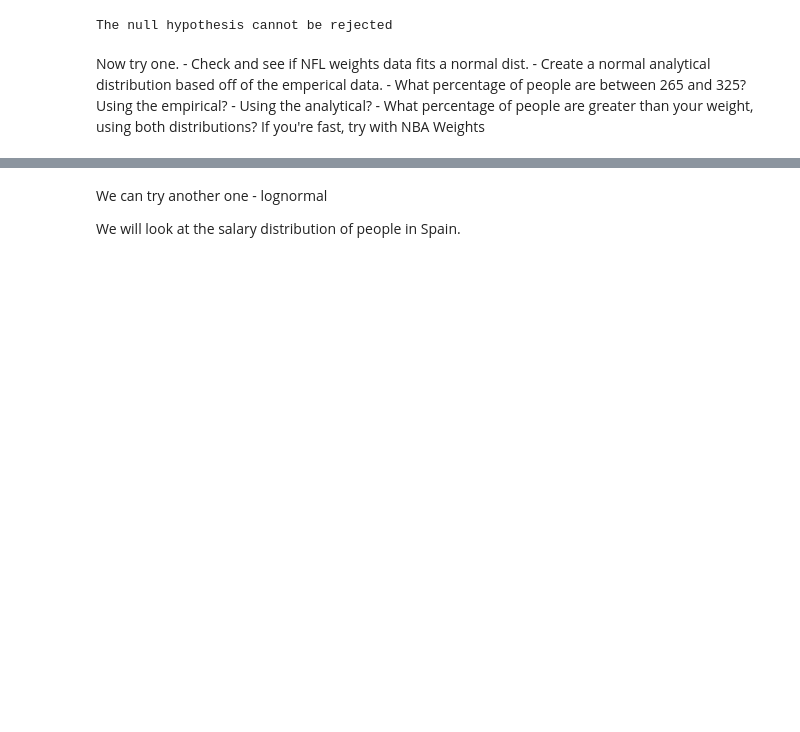
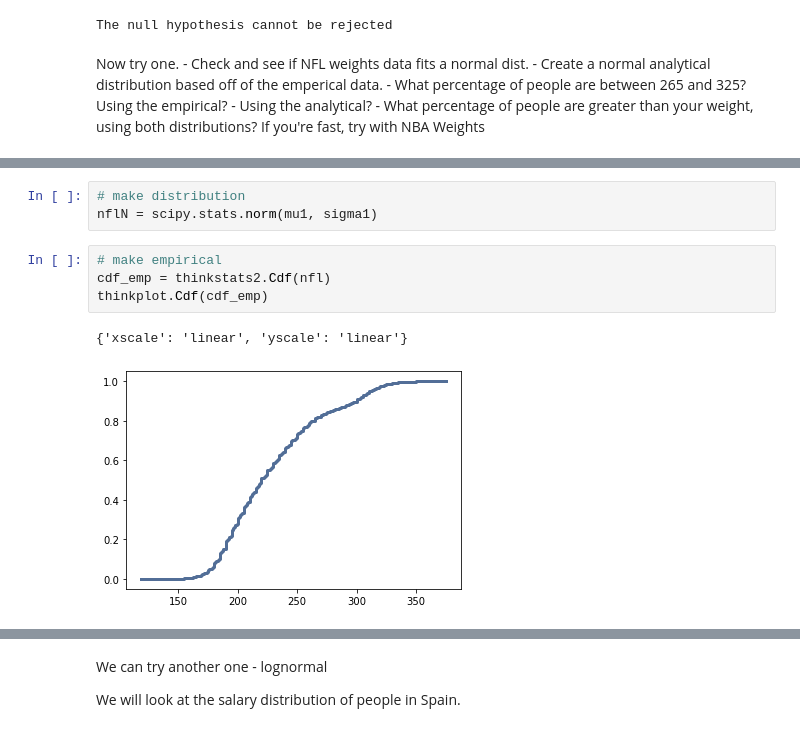
Before and after one commit to Soniyasunny1/BasicClassExamples, a Jupyter notebook: 007_Analytical_Dist.ipynb, the cells around one changed output, grey strips where cells are left out. Cells and saved outputs as stored; diff of their text form; blank space fills up the shorter version.

```diff
--- a/007_Analytical_Dist.ipynb
+++ b/007_Analytical_Dist.ipynb
@@ -117,0 +164,10 @@ If you're fast, try with NBA Weights
+# %%
+# make distribution
+nflN = scipy.stats.norm(mu1, sigma1)
+# %%
+# make empirical
+cdf_emp = thinkstats2.Cdf(nfl)
+thinkplot.Cdf(cdf_emp)
+# %% [output]
+{'xscale': 'linear', 'yscale': 'linear'}
+[figure, added]
```
Also changed, not shown: parts of 17 cells of this notebook, 1 other file.
